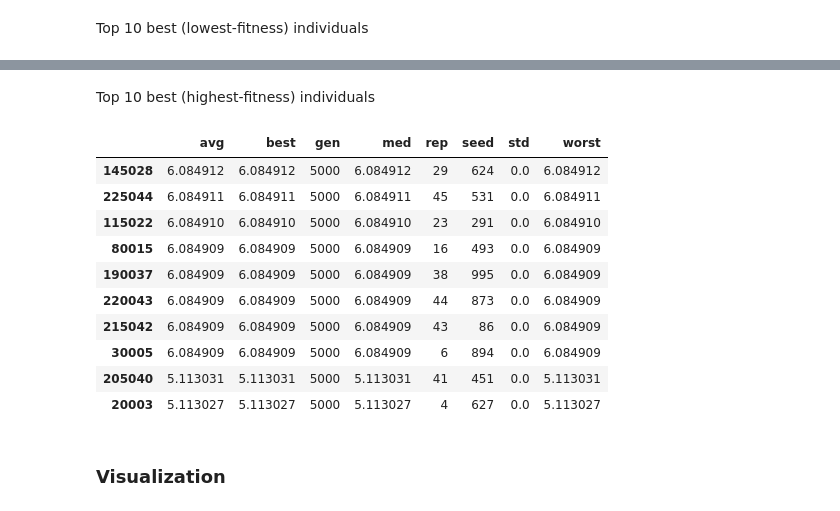
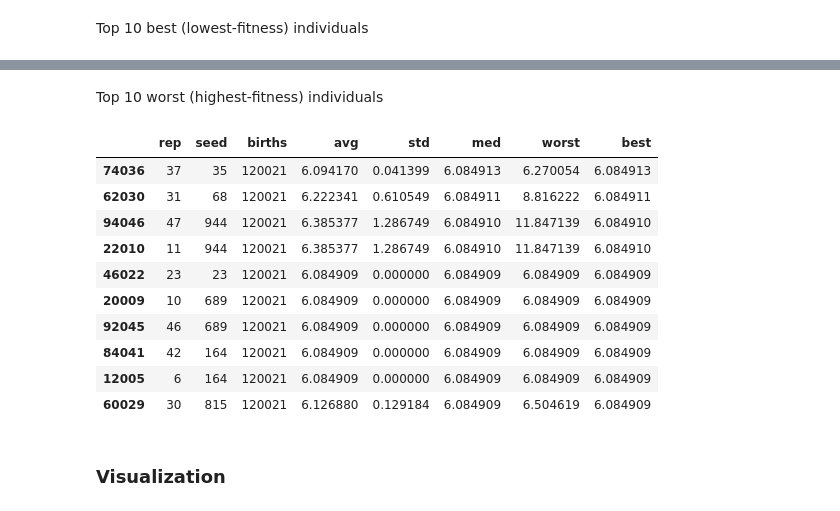
Before and after one commit to EloyRD/ThesisExp, a Jupyter notebook: EA_C_01_OneParameterSet.ipynb, the cells around one changed output, grey strips where cells are left out. Drawn from its saved outputs; the diff is of its cells as text; code cells hidden in the pictures.

```diff
--- a/EA_C_01_OneParameterSet.ipynb
+++ b/EA_C_01_OneParameterSet.ipynb
@@ -102,8 +152,7 @@ print(f_fun(-1.0, -1.0), f_fun(-11.0, -9.0), f_fun(11.0, 3.0), f_fun(-6.0, 9.0))
 # Algorithm parameters
 # Number of replicates, and generations per experiment
 rep_end = 1
-gen_end = 5000
-births_end = 250e3
+births_end = 120e3
 
 # Genes
 gen_size = 2
@@ -307,6 +376,7 @@ NameError: name 'gen_n' is not defined
 # %%
 pickle_file = "./pickle/C_01.joblib"
 # %%
+%%time
 with open(pickle_file, "wb") as handle:
-    joblib.dump(logbook, handle, compress="xz")
+    joblib.dump(logbook, handle, compress=("xz", 2))
 # %%
@@ -322,2 +392,7 @@ fitness_res = pd.DataFrame.from_dict(pop_records)
+# %%
+fitness_res = pd.DataFrame.from_dict(logb)
+fitness_res = fitness_res[
+    ["rep", "seed", "births", "avg", "std", "med", "worst", "best"]
+]
 # %% [markdown]
 We filter the values of the last generation
@@ -327,0 +399,7 @@ fin_fit_res = fitness_res[query]
+# %%
+query = fitness_res["births"] >= births_end
+fin_fit_120k = fitness_res[query]
+query = fitness_res["births"] == 60021
+fin_fit_60k = fitness_res[query]
+query = fitness_res["births"] == 30021
+fin_fit_30k = fitness_res[query]
@@ -344,19 +424,19 @@ fin_fit_res.sort_values(by=["best"]).head(10)
 # %% [markdown]
-Top 10 best (highest-fitness) individuals
+Top 10 worst (highest-fitness) individuals
 # %%
-fin_fit_res.sort_values(by=["best"], ascending=False).head(10)
+fin_fit_120k.sort_values(by=["best"], ascending=False).head(10)
 # %% [output]
-|  | avg | best | gen | med | rep | seed | std | worst |
-| 145028 | 6.084912 | 6.084912 | 5000 | 6.084912 | 29 | 624 | 0.0 | 6.084912 |
-| 225044 | 6.084911 | 6.084911 | 5000 | 6.084911 | 45 | 531 | 0.0 | 6.084911 |
-| 115022 | 6.084910 | 6.084910 | 5000 | 6.084910 | 23 | 291 | 0.0 | 6.084910 |
-| 80015 | 6.084909 | 6.084909 | 5000 | 6.084909 | 16 | 493 | 0.0 | 6.084909 |
-| 190037 | 6.084909 | 6.084909 | 5000 | 6.084909 | 38 | 995 | 0.0 | 6.084909 |
-| 220043 | 6.084909 | 6.084909 | 5000 | 6.084909 | 44 | 873 | 0.0 | 6.084909 |
-| 215042 | 6.084909 | 6.084909 | 5000 | 6.084909 | 43 | 86 | 0.0 | 6.084909 |
-| 30005 | 6.084909 | 6.084909 | 5000 | 6.084909 | 6 | 894 | 0.0 | 6.084909 |
-| 205040 | 5.113031 | 5.113031 | 5000 | 5.113031 | 41 | 451 | 0.0 | 5.113031 |
-| 20003 | 5.113027 | 5.113027 | 5000 | 5.113027 | 4 | 627 | 0.0 | 5.113027 |
+|  | rep | seed | births | avg | std | med | worst | best |
+| 74036 | 37 | 35 | 120021 | 6.094170 | 0.041399 | 6.084913 | 6.270054 | 6.084913 |
+| 62030 | 31 | 68 | 120021 | 6.222341 | 0.610549 | 6.084911 | 8.816222 | 6.084911 |
+| 94046 | 47 | 944 | 120021 | 6.385377 | 1.286749 | 6.084910 | 11.847139 | 6.084910 |
+| 22010 | 11 | 944 | 120021 | 6.385377 | 1.286749 | 6.084910 | 11.847139 | 6.084910 |
+| 46022 | 23 | 23 | 120021 | 6.084909 | 0.000000 | 6.084909 | 6.084909 | 6.084909 |
+| 20009 | 10 | 689 | 120021 | 6.084909 | 0.000000 | 6.084909 | 6.084909 | 6.084909 |
+| 92045 | 46 | 689 | 120021 | 6.084909 | 0.000000 | 6.084909 | 6.084909 | 6.084909 |
+| 84041 | 42 | 164 | 120021 | 6.084909 | 0.000000 | 6.084909 | 6.084909 | 6.084909 |
+| 12005 | 6 | 164 | 120021 | 6.084909 | 0.000000 | 6.084909 | 6.084909 | 6.084909 |
+| 60029 | 30 | 815 | 120021 | 6.126880 | 0.129184 | 6.084909 | 6.504619 | 6.084909 |
 # %% [markdown]
 ### Visualization
 # %% [markdown]
```
Also changed, not shown: parts of 32 cells of this notebook, 43 other files.
